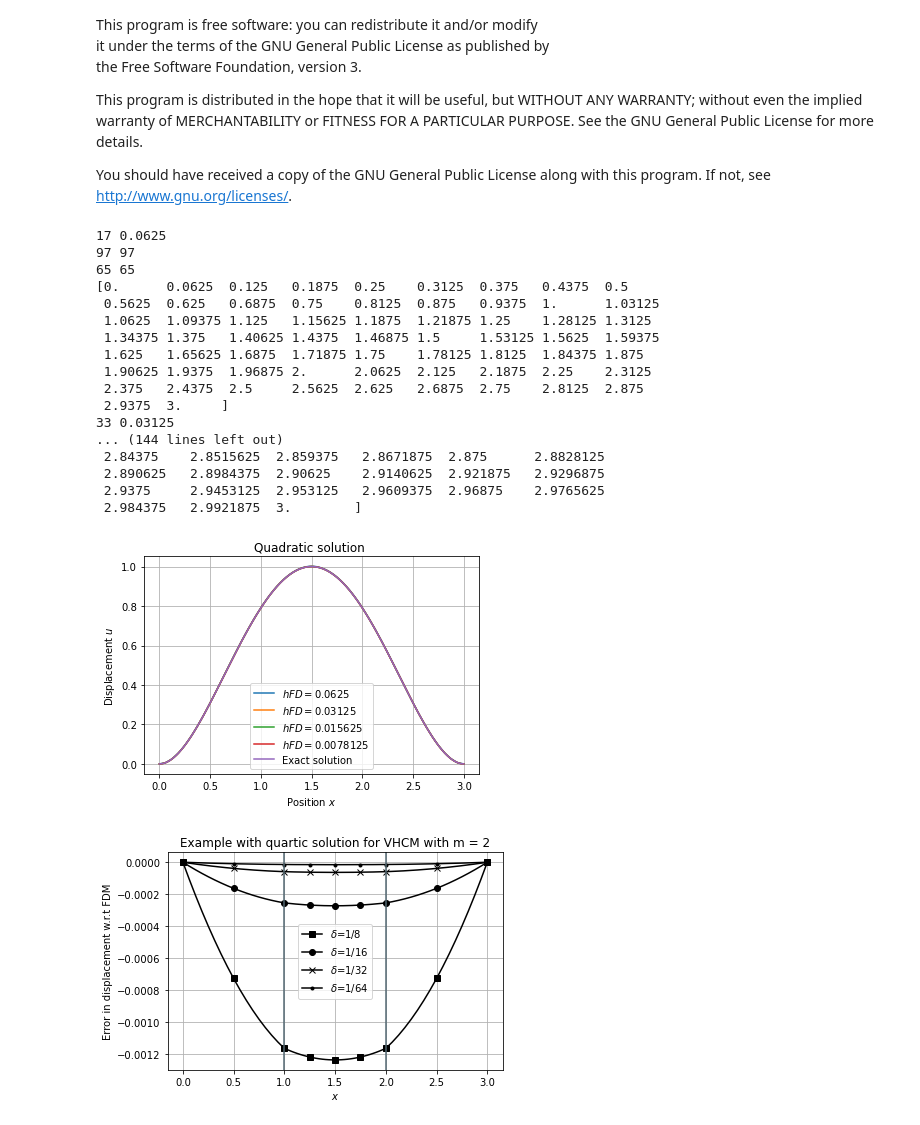
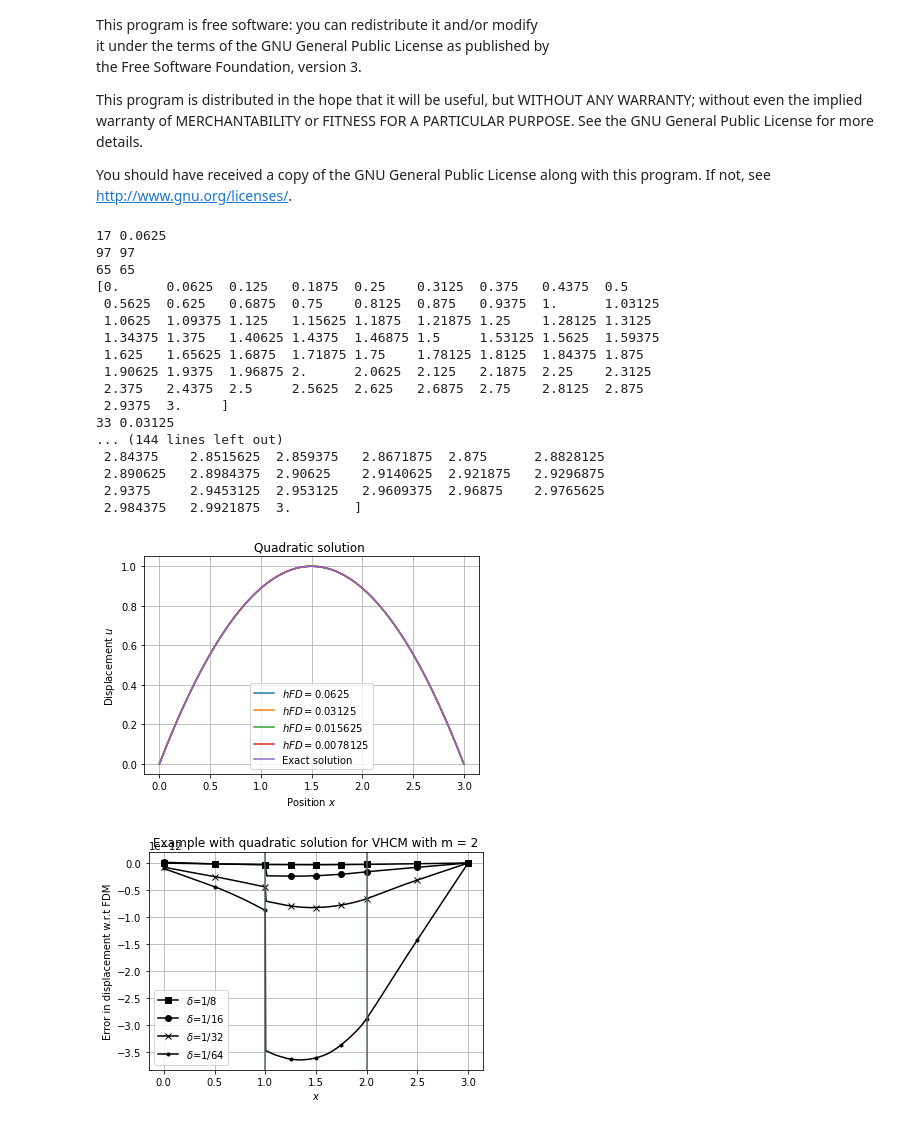
Before and after one commit to diehlpk/reusommer21, a Jupyter notebook: Coupling-VHM-Dirchelet.ipynb, the cells around one changed output. Cells and saved outputs as stored; diff of their text form; code cells hidden in the pictures.

Commit message:
Update images

```diff
--- a/Coupling-VHM-Dirchelet.ipynb
+++ b/Coupling-VHM-Dirchelet.ipynb
@@ -20,5 +21,5 @@ import matplotlib.pyplot as plt
 # %%
-example = "Quartic"
+example = "Quadratic"
 # %%
 #############################################################################
 # Exact solution
@@ -257,35 +258,35 @@ for i in range(4,max_iteration):
     uLocal.append(uFD)
     xLocal.append(x)
 
 n = np.power(2,int(max_iteration))
 h = 1./n
 
 x = np.arange(0,3+h,h)
 plt.plot(x,exactSolution(x),label="Exact solution")
 plt.legend()
 plt.xlabel(r"Position $x$")
 plt.ylabel(r"Displacement $u$")
-plt.title(r"Quadratic solution ")
+plt.title(str(example)+" solution ")
 plt.savefig("coupling-vhm-"+str(example)+"-dirchelt.pdf")
 # %% [output]
 17 0.0625
 97 97
 65 65
 [0.      0.0625  0.125   0.1875  0.25    0.3125  0.375   0.4375  0.5
  0.5625  0.625   0.6875  0.75    0.8125  0.875   0.9375  1.      1.03125
  1.0625  1.09375 1.125   1.15625 1.1875  1.21875 1.25    1.28125 1.3125
  1.34375 1.375   1.40625 1.4375  1.46875 1.5     1.53125 1.5625  1.59375
  1.625   1.65625 1.6875  1.71875 1.75    1.78125 1.8125  1.84375 1.875
  1.90625 1.9375  1.96875 2.      2.0625  2.125   2.1875  2.25    2.3125
  2.375   2.4375  2.5     2.5625  2.625   2.6875  2.75    2.8125  2.875
  2.9375  3.     ]
 33 0.03125
 ... (144 lines left out)
  2.84375    2.8515625  2.859375   2.8671875  2.875      2.8828125
  2.890625   2.8984375  2.90625    2.9140625  2.921875   2.9296875
  2.9375     2.9453125  2.953125   2.9609375  2.96875    2.9765625
  2.984375   2.9921875  3.        ]
-[figure, old version]
+[figure, new version]
 # %%
 plt.clf()
 markers = ['s','o','x','.']
@@ -306,4 +307,4 @@ plt.axvline(x=2,c="#536872")
 plt.legend()
 plt.savefig("coupling-vhm-"+str(example)+"-dirchelt-error.pdf",bbox_inches='tight')
 # %% [output]
-[figure, old version]
+[figure, new version]
```
Also changed, not shown: parts of 1 cell of this notebook, 1 other file.
